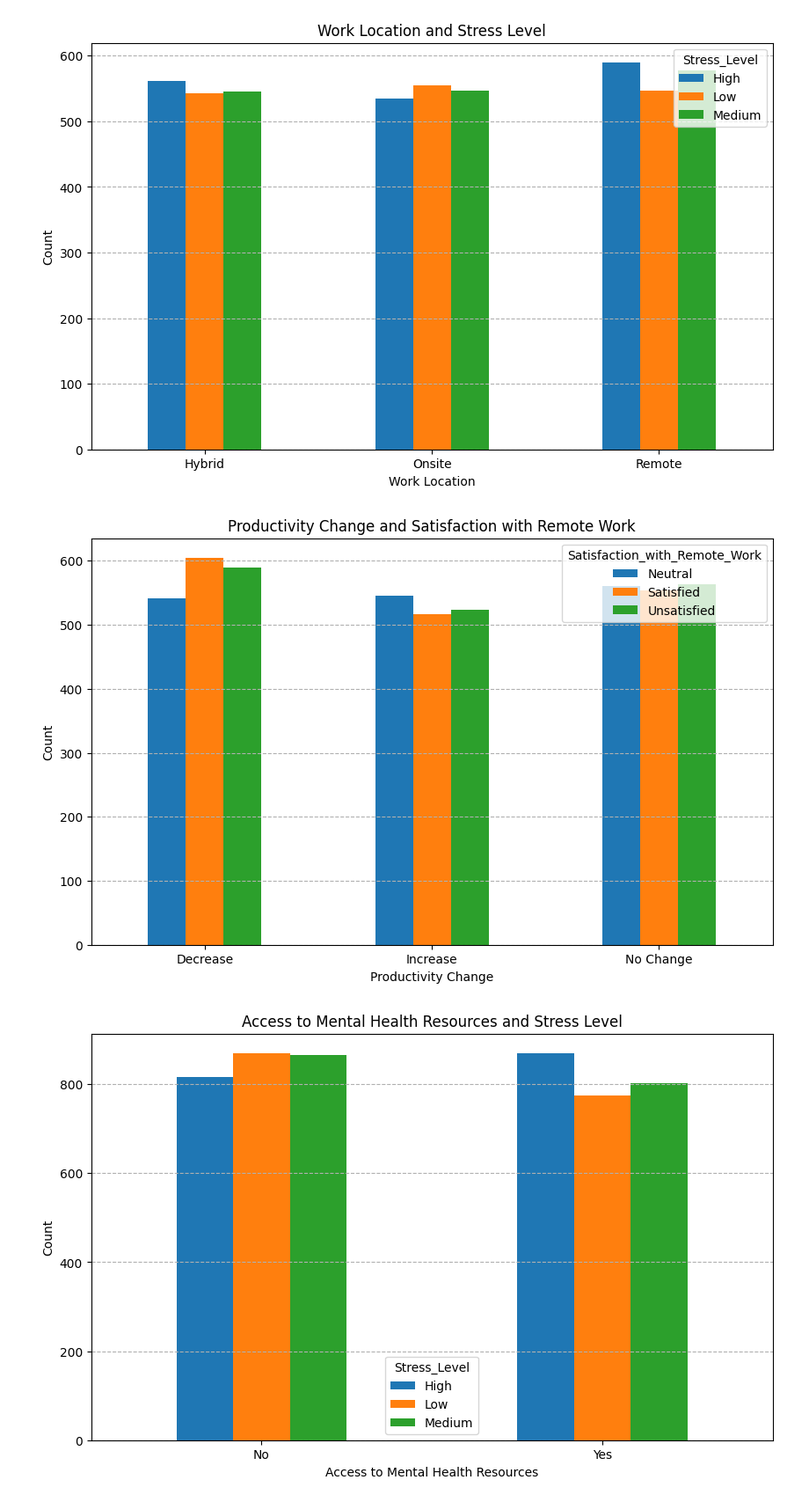
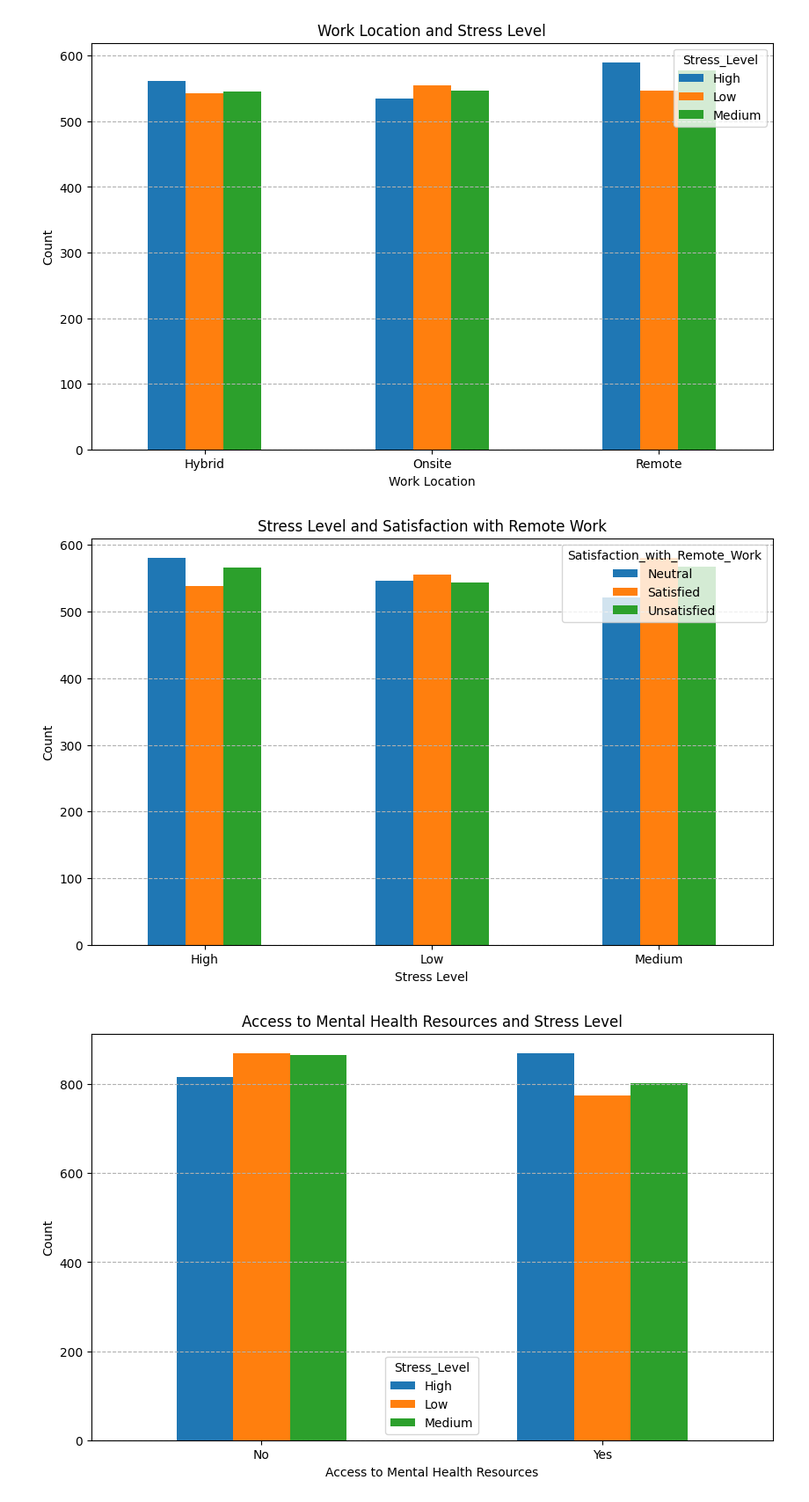
Before and after one commit to sibashisks/DataDrivenAnalysis_For_RemoteWork_And_MentalHealth, a Jupyter notebook: 03-EDA.ipynb, the cells around one changed output. Shown at 88% size. Cells and saved outputs as stored; diff of their text form; code cells hidden in the pictures.

```diff
--- a/03-EDA.ipynb
+++ b/03-EDA.ipynb
@@ -82,14 +82,14 @@ plt.show()
 # %% [output]
 [figure]
 # %%
-# Productivity Change and Satisfaction with Remote Work
-df.groupby(['Productivity_Change', 'Satisfaction_with_Remote_Work'], observed = False).size().unstack().plot(kind = 'bar',
-            xlabel = 'Productivity Change', ylabel = 'Count', title = 'Productivity Change and Satisfaction with Remote Work', figsize = (10, 6))
+# Stress Level and Satisfaction with Remote Work
+df.groupby(['Stress_Level', 'Satisfaction_with_Remote_Work'], observed = False).size().unstack().plot(kind = 'bar',
+            xlabel = 'Stress Level', ylabel = 'Count', title = 'Stress Level and Satisfaction with Remote Work', figsize = (10, 6))
 plt.grid(axis = 'y', linestyle = '--')
 plt.xticks(rotation = 0)
 plt.show()
 # %% [output]
-[figure, old version]
+[figure, new version]
 # %%
 # Access to Mental Health Resources and Stress Level
 df.groupby(['Access_to_Mental_Health_Resources', 'Stress_Level'], observed = False).size().unstack().plot(kind = 'bar',
```
Also changed, not shown: parts of 13 cells of this notebook.
